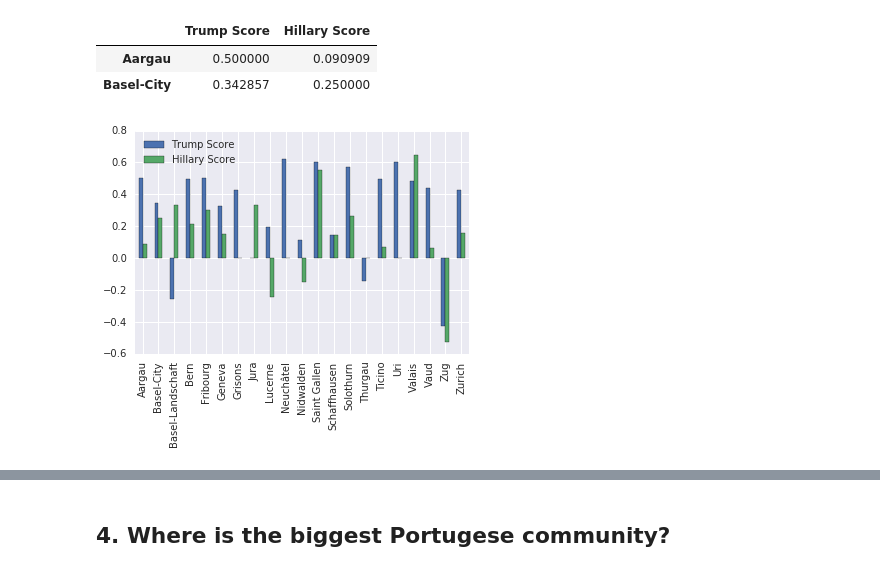
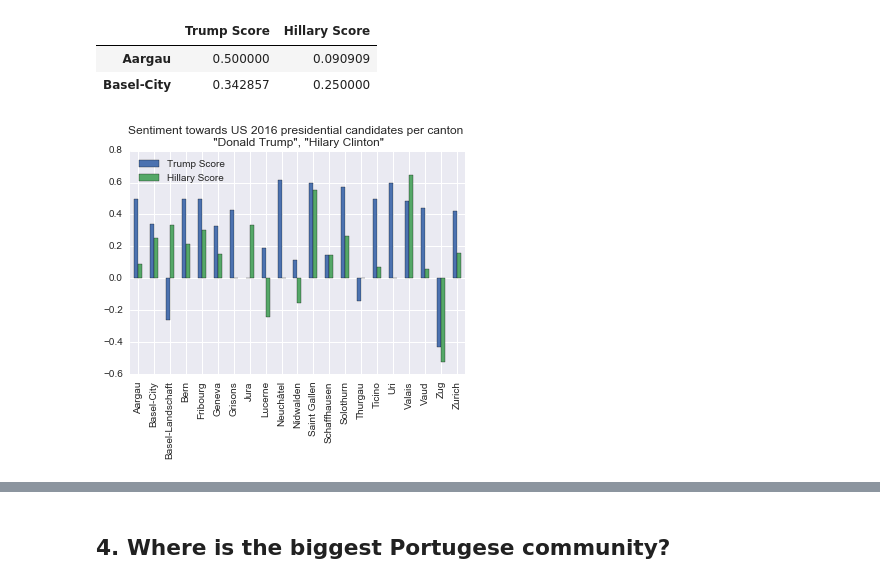
Before and after one commit to timozattol/ada-project, a Jupyter notebook: 06_poster_graphs.ipynb, the cells around one changed output, grey strips where cells are left out. Cells and saved outputs as stored; diff of their text form; code cells hidden in the pictures.

```diff
--- a/06_poster_graphs.ipynb
+++ b/06_poster_graphs.ipynb
@@ -120,10 +128,13 @@ us_df.head(2)
 # %%
 #plot = sns.barplot(us_df.index, us_df['Trump Score'].values, us_df['Hillary Score'] palette="Reds")
 #plot.set_xticklabels(cff_scores.index, rotation=90);
-# %%
-us_df.plot(kind="bar");
-# %% [output]
-[figure, removed]
+# %%
+plot = us_df.plot(kind="bar")
+plot.set_title('Sentiment towards US 2016 presidential candidates per canton \n "Donald Trump", "Hilary Clinton"')
+fig = plot.get_figure()
+fig.savefig('plots/us_presidency')
+# %% [output]
+[figure, added]
 # %%
 # sns.set(style="whitegrid")
 
```
Also changed, not shown: parts of 5 cells of this notebook.
